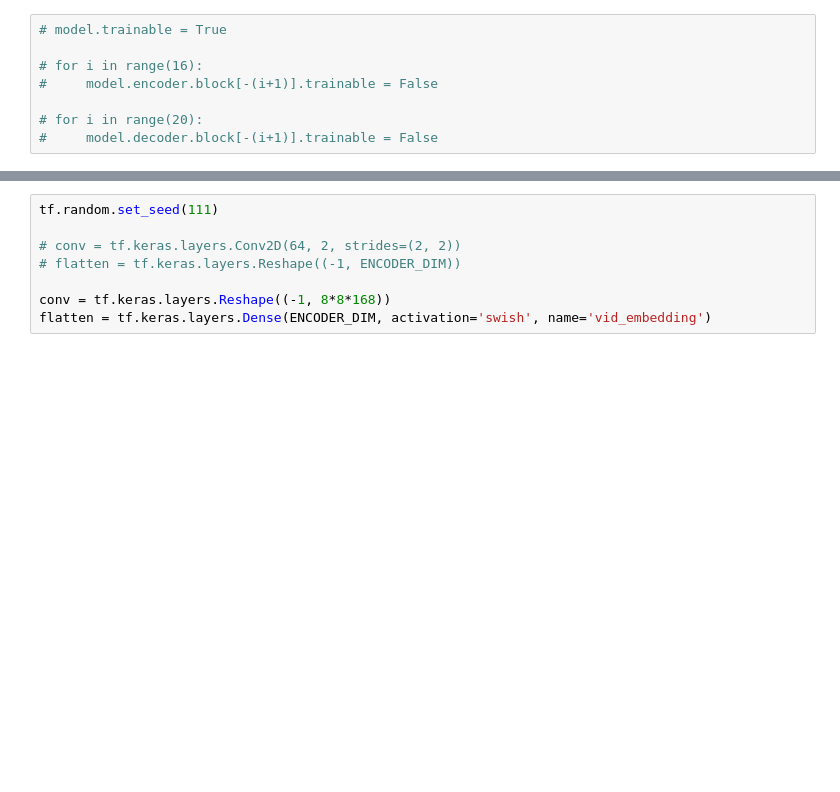
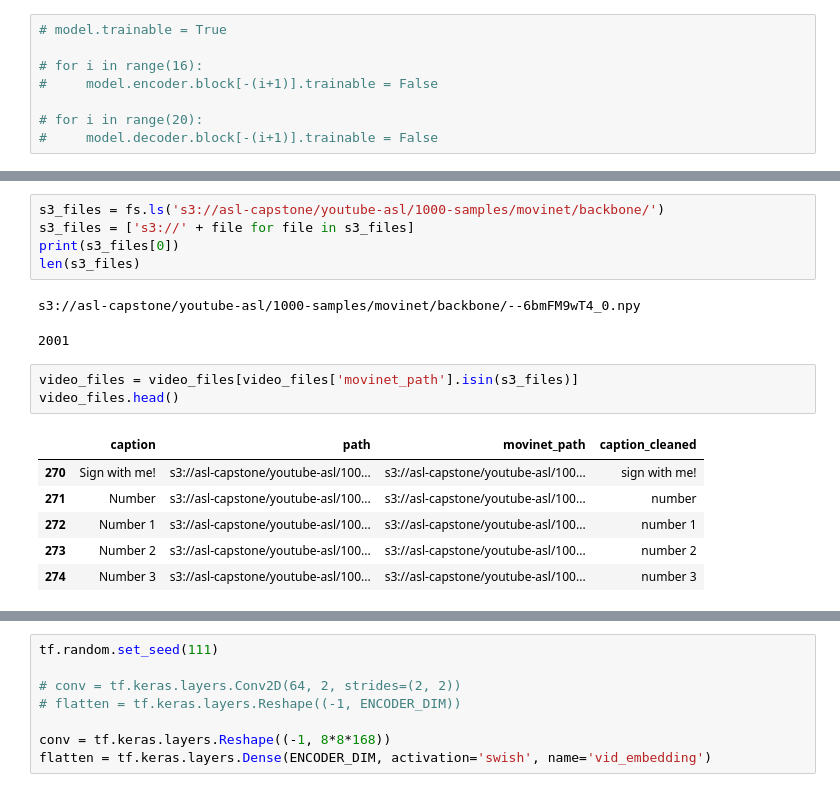
Before and after one commit to deanna-emery/ASL-Translator, a Jupyter notebook: modeling/T5_finetuning.ipynb, the cells around one changed output, grey strips where cells are left out. Drawn from its saved outputs; the diff is of its cells as text; blank space fills up the shorter version.

```diff
--- a/modeling/T5_finetuning.ipynb
+++ b/modeling/T5_finetuning.ipynb
@@ -144,0 +150,18 @@ video_files.head(10)
+# %%
+s3_files = fs.ls('s3://asl-capstone/youtube-asl/1000-samples/movinet/backbone/')
+s3_files = ['s3://' + file for file in s3_files]
+print(s3_files[0])
+len(s3_files)
+# %% [output]
+s3://asl-capstone/youtube-asl/1000-samples/movinet/backbone/--6bmFM9wT4_0.npy
+2001
+# %%
+video_files = video_files[video_files['movinet_path'].isin(s3_files)]
+video_files.head()
+# %% [output]
+|  | caption | path | movinet_path | caption_cleaned |
+| 270 | Sign with me! | s3://asl-capstone/youtube-asl/100... | s3://asl-capstone/youtube-asl/100... | sign with me! |
+| 271 | Number | s3://asl-capstone/youtube-asl/100... | s3://asl-capstone/youtube-asl/100... | number |
+| 272 | Number 1 | s3://asl-capstone/youtube-asl/100... | s3://asl-capstone/youtube-asl/100... | number 1 |
+| 273 | Number 2 | s3://asl-capstone/youtube-asl/100... | s3://asl-capstone/youtube-asl/100... | number 2 |
+| 274 | Number 3 | s3://asl-capstone/youtube-asl/100... | s3://asl-capstone/youtube-asl/100... | number 3 |
```
Also changed, not shown: parts of 18 cells of this notebook.
